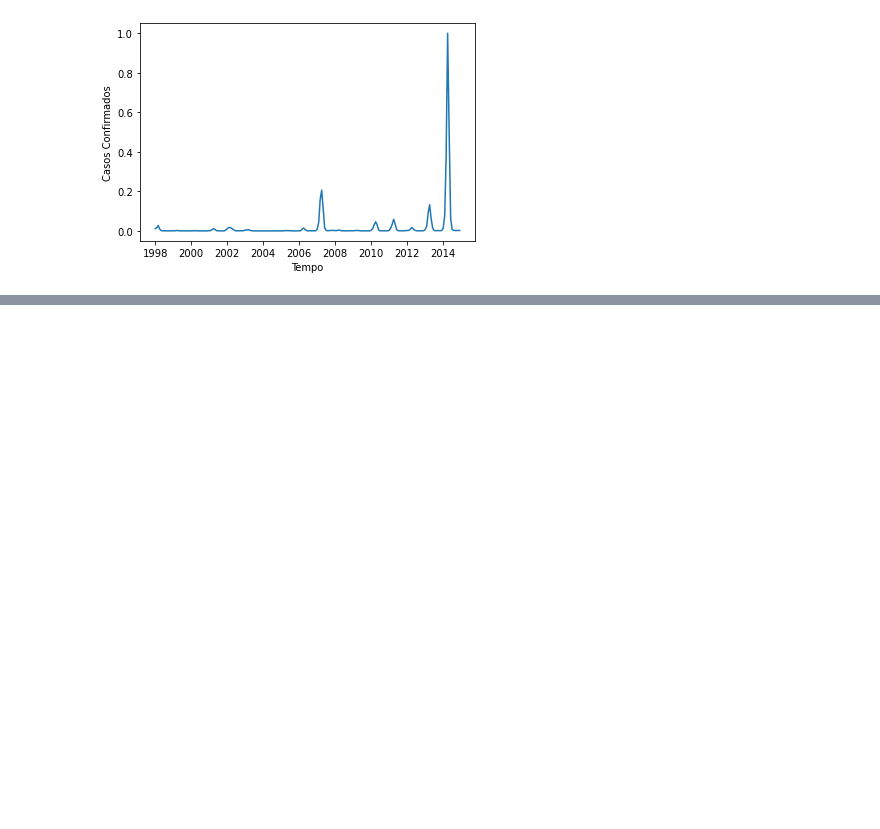
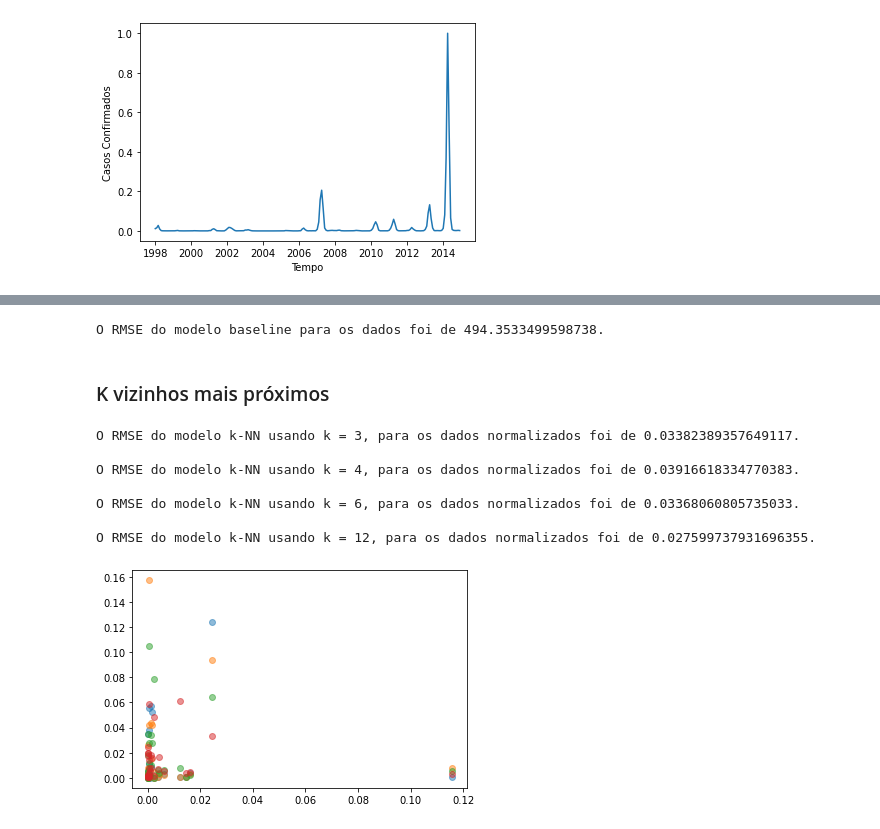
Before and after one commit to AnaLoponi/Machine_Learning_Casos_de_Dengue, a Jupyter notebook: notebook_dengue.ipynb, the cells around one changed output, grey strips where cells are left out. Cells and saved outputs as stored; diff of their text form; code cells hidden in the pictures; blank space fills up the shorter version.

```diff
--- a/notebook_dengue.ipynb
+++ b/notebook_dengue.ipynb
@@ -381,0 +463,8 @@ plt.show()
+# %%
+# Normalizador
+
+normalizador_x = MinMaxScaler()
+normalizador_y = MinMaxScaler()
+
+normalizador_x.fit(X_treino)
+normalizador_y.fit(y_treino)
@@ -381,0 +494,64 @@ plt.show()
+# %%
+# Dados sem normalização
+
+# cria o modelo
+modelo_baseline = DummyRegressor()
+
+# treina o modelo
+modelo_baseline.fit(X_treino, y_treino)
+
+# realiza uma previsão usando o modelo treinado
+previsao = modelo_baseline.predict(X_teste)
+
+# Raiz quadrada do erro médio (base para avaliar o desempenho do modelo)
+
+y_verdadeiro = y_teste
+y_previsao = modelo_baseline.predict(X_teste)
+
+RMSE = mean_squared_error(y_verdadeiro, y_previsao, squared=False)
+
+print(f"O RMSE do modelo baseline para os dados foi de {RMSE}.")
+# %% [output]
+O RMSE do modelo baseline para os dados foi de 494.3533499598738.
+# %% [markdown]
+### K vizinhos mais próximos
+# %%
+# cria o modelo
+# Dados similares estão em regiões próximas. Apenas memoriza dados rotulados de treinamento (Aprendizado Indutivo) e não modelos compactos
+modelo_knn = KNeighborsRegressor()
+
+# treina o modelo
+modelo_knn.fit(normalizador_x.transform(X_treino), normalizador_y.transform(y_treino))
+
+# realiza uma previsão usando o modelo treinado
+previsao = modelo_knn.predict(normalizador_x.transform(X_treino))
+# %%
+# 1º Teste: Comparação Hiperparâmetro e Número de Vizinhos
+# Hiperparâmetros: Conjunto de parâmetros definidos antes do treino e não irão se alterar durante o processo.
+
+VIZINHOS = [3, 4, 6, 12]
+
+for n in VIZINHOS:
+
+    modelo_knn = KNeighborsRegressor(n_neighbors=n) # cria um modelo
+
+    modelo_knn.fit(normalizador_x.transform(X_treino), normalizador_y.transform(y_treino)) # treina o modelo
+
+    y_verdadeiro = normalizador_y.transform(y_teste)
+    y_previsao = modelo_knn.predict(normalizador_x.transform(X_teste))
+
+    RMSE = mean_squared_error(y_verdadeiro, y_previsao, squared=False) # Raiz quadrada do erro médio
+    print(f"O RMSE do modelo k-NN usando k = {n}, para os dados normalizados foi de {RMSE}.")
+    print()
+
+    # Gráfico de desempenho
+    plt.plot(y_verdadeiro, y_previsao, ls="none", marker="o", alpha=0.5)
+# %% [output]
+O RMSE do modelo k-NN usando k = 3, para os dados normalizados foi de 0.03382389357649117.
+
+O RMSE do modelo k-NN usando k = 4, para os dados normalizados foi de 0.03916618334770383.
+
+O RMSE do modelo k-NN usando k = 6, para os dados normalizados foi de 0.03368060805735033.
+
+O RMSE do modelo k-NN usando k = 12, para os dados normalizados foi de 0.027599737931696355.
+[figure, added]
```
Also changed, not shown: parts of 44 cells of this notebook.
